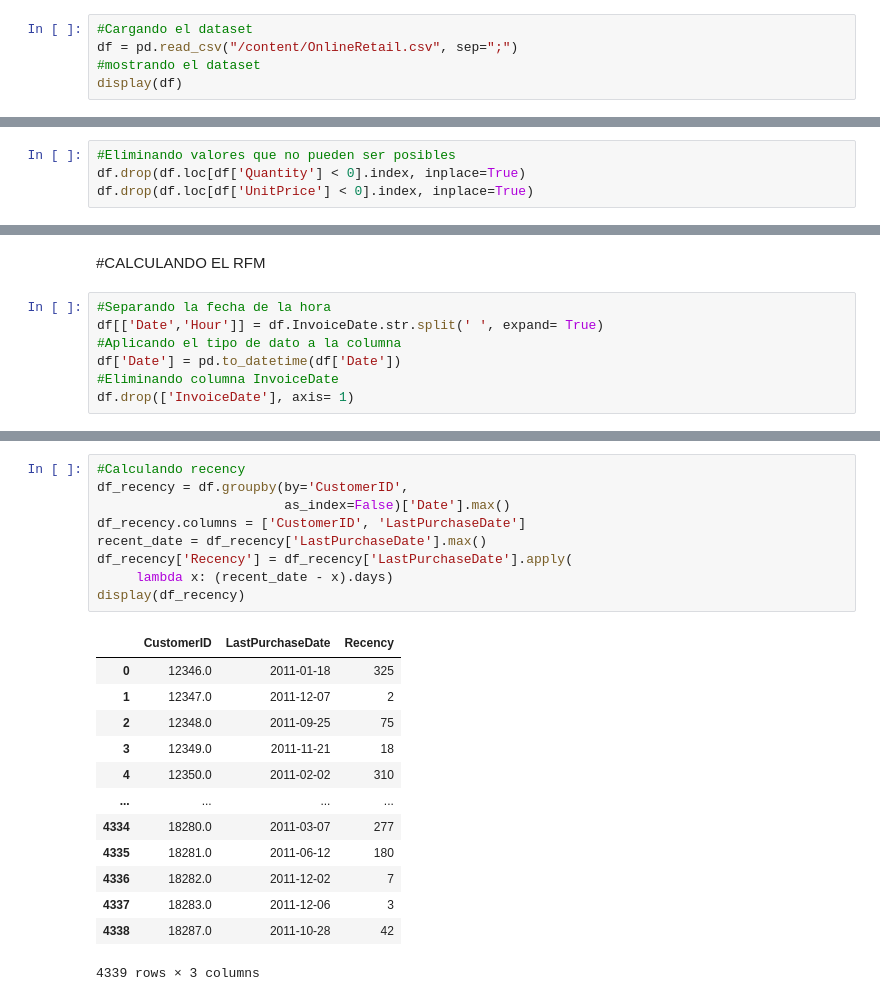
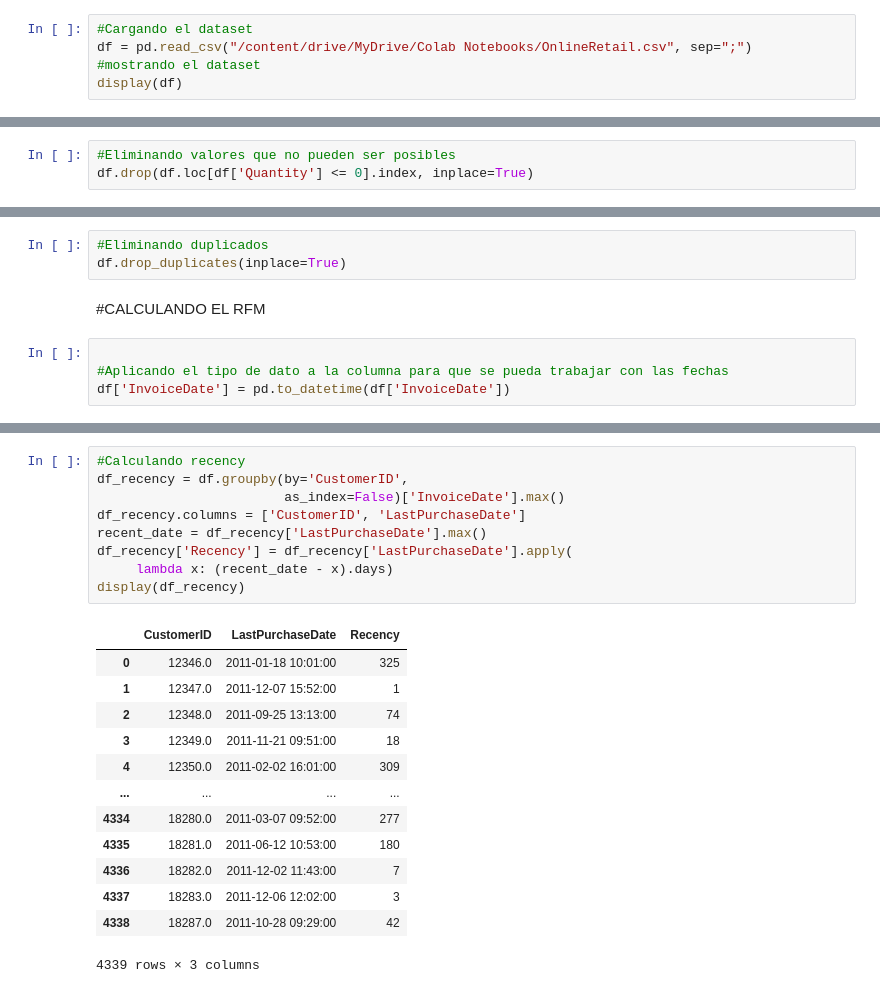
Before and after one commit to Raysk1/machineLearning, a Jupyter notebook: PROYECTO_02_FRANCO_GARCIA_OSCAR.ipynb, the cells around one changed output, grey strips where cells are left out. Cells and saved outputs as stored; diff of their text form.

```diff
--- a/PROYECTO_02_FRANCO_GARCIA_OSCAR.ipynb
+++ b/PROYECTO_02_FRANCO_GARCIA_OSCAR.ipynb
@@ -10,7 +14,7 @@ from datetime import datetime
 #DESCRIBIENDO EL DATASET
 # %%
 #Cargando el dataset
-df = pd.read_csv("/content/OnlineRetail.csv", sep=";")
+df = pd.read_csv("/content/drive/MyDrive/Colab Notebooks/OnlineRetail.csv", sep=";")
 #mostrando el dataset
 display(df)
 # %% [output]
@@ -90,8 +94,7 @@ df.describe()
 | max | 80995.000000 | 38970.000000 | 18287.000000 |
 # %%
 #Eliminando valores que no pueden ser posibles
-df.drop(df.loc[df['Quantity'] < 0].index, inplace=True)
-df.drop(df.loc[df['UnitPrice'] < 0].index, inplace=True)
+df.drop(df.loc[df['Quantity'] <= 0].index, inplace=True)
 # %%
 #valores unicos por colunma
 df.nunique()
@@ -105,12 +108,12 @@ UnitPrice        441
 CustomerID      4339
 Country           37
 dtype: int64
+# %%
+#Eliminando duplicados
+df.drop_duplicates(inplace=True)
 # %% [markdown]
 #CALCULANDO EL RFM
 # %%
-#Separando la fecha de la hora
-df[['Date','Hour']] = df.InvoiceDate.str.split(' ', expand= True)
-#Aplicando el tipo de dato a la columna
-df['Date'] = pd.to_datetime(df['Date'])
-#Eliminando columna InvoiceDate
-df.drop(['InvoiceDate'], axis= 1)
+
+#Aplicando el tipo de dato a la columna para que se pueda trabajar con las fechas
+df['InvoiceDate'] = pd.to_datetime(df['InvoiceDate'])
@@ -131,25 +120,25 @@ df.drop(['InvoiceDate'], axis= 1)
 # %%
 #Calculando recency
 df_recency = df.groupby(by='CustomerID',
-                        as_index=False)['Date'].max()
+                        as_index=False)['InvoiceDate'].max()
 df_recency.columns = ['CustomerID', 'LastPurchaseDate']
 recent_date = df_recency['LastPurchaseDate'].max()
 df_recency['Recency'] = df_recency['LastPurchaseDate'].apply(
      lambda x: (recent_date - x).days)
 display(df_recency)
 # %% [output]
 |  | CustomerID | LastPurchaseDate | Recency |
-| 0 | 12346.0 | 2011-01-18 | 325 |
-| 1 | 12347.0 | 2011-12-07 | 2 |
-| 2 | 12348.0 | 2011-09-25 | 75 |
-| 3 | 12349.0 | 2011-11-21 | 18 |
-| 4 | 12350.0 | 2011-02-02 | 310 |
+| 0 | 12346.0 | 2011-01-18 10:01:00 | 325 |
+| 1 | 12347.0 | 2011-12-07 15:52:00 | 1 |
+| 2 | 12348.0 | 2011-09-25 13:13:00 | 74 |
+| 3 | 12349.0 | 2011-11-21 09:51:00 | 18 |
+| 4 | 12350.0 | 2011-02-02 16:01:00 | 309 |
 | ... | ... | ... | ... |
-| 4334 | 18280.0 | 2011-03-07 | 277 |
-| 4335 | 18281.0 | 2011-06-12 | 180 |
-| 4336 | 18282.0 | 2011-12-02 | 7 |
-| 4337 | 18283.0 | 2011-12-06 | 3 |
-| 4338 | 18287.0 | 2011-10-28 | 42 |
+| 4334 | 18280.0 | 2011-03-07 09:52:00 | 277 |
+| 4335 | 18281.0 | 2011-06-12 10:53:00 | 180 |
+| 4336 | 18282.0 | 2011-12-02 11:43:00 | 7 |
+| 4337 | 18283.0 | 2011-12-06 12:02:00 | 3 |
+| 4338 | 18287.0 | 2011-10-28 09:29:00 | 42 |
 4339 rows × 3 columns
 # %%
 #Calculando frequency
```
Also changed, not shown: parts of 20 cells of this notebook.
